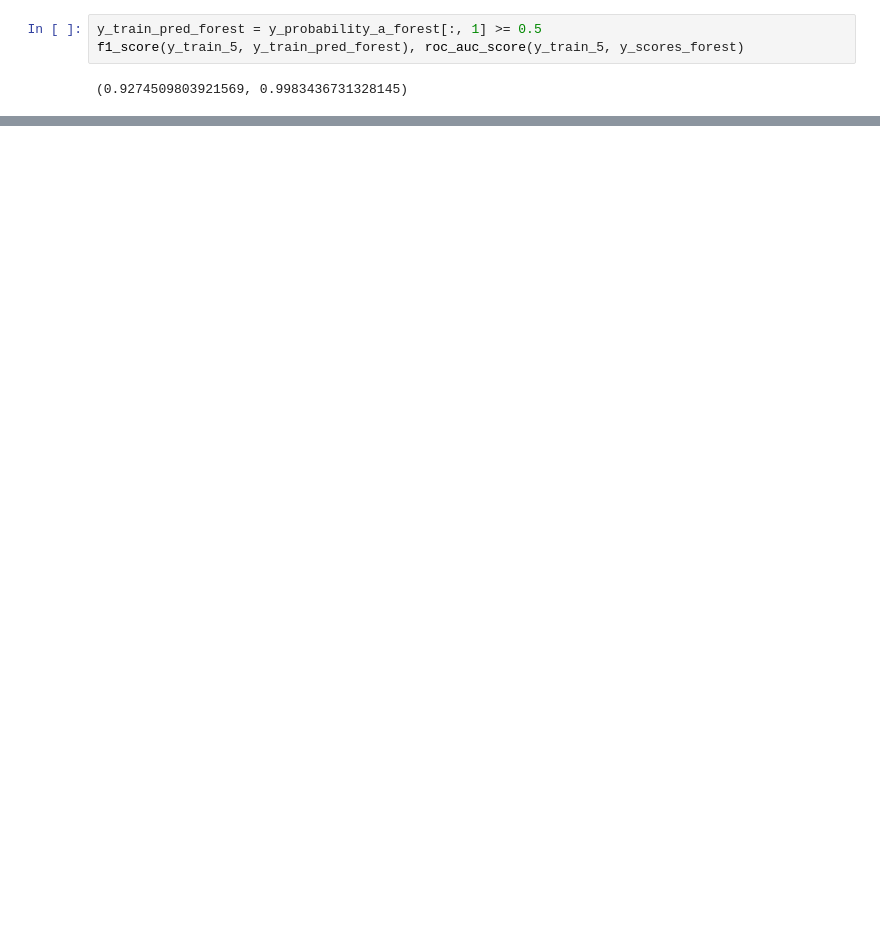
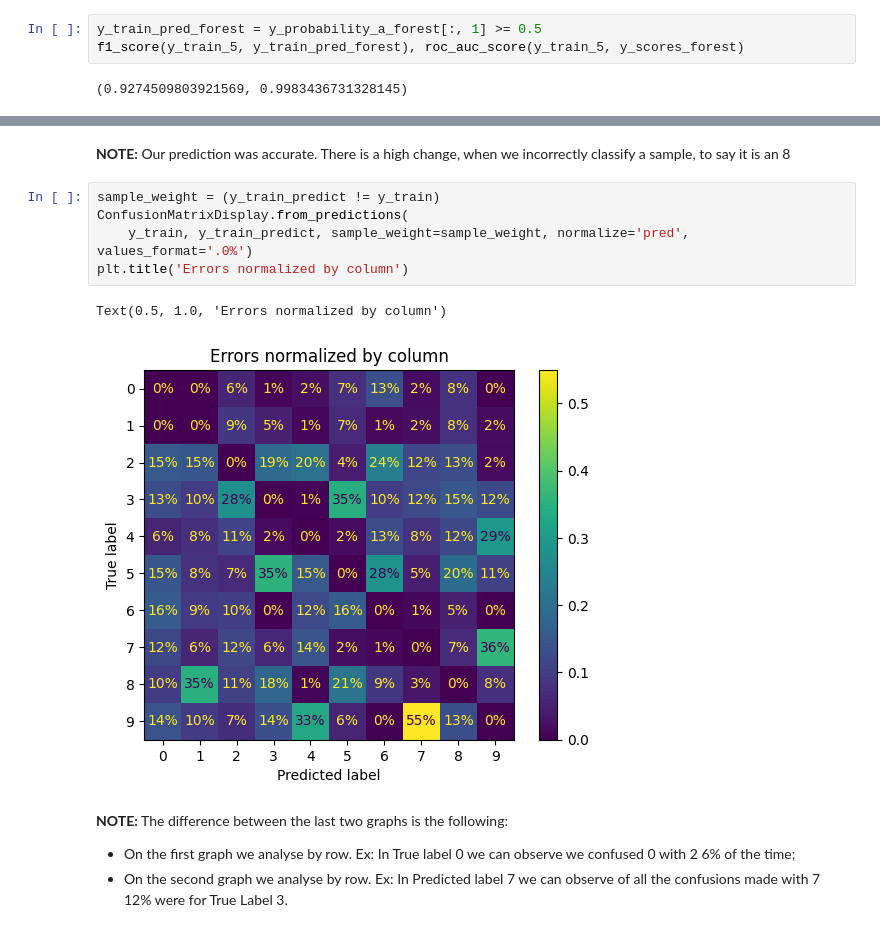
Before and after one commit to william-barros-costa/hands_on_machine_learning, a Jupyter notebook: 1_fundamentals_of_machine_learning/chapter3.ipynb, the cells around one changed output, grey strips where cells are left out. Drawn from its saved outputs; the diff is of its cells as text; blank space fills up the shorter version.

```diff
--- a/1_fundamentals_of_machine_learning/chapter3.ipynb
+++ b/1_fundamentals_of_machine_learning/chapter3.ipynb
@@ -215,0 +309,14 @@ f1_score(y_train_5, y_train_pred_forest), roc_auc_score(y_train_5, y_scores_fore
+# %% [markdown]
+**NOTE:** Our prediction was accurate. There is a high change, when we incorrectly classify a sample, to say it is an 8
+# %%
+sample_weight = (y_train_predict != y_train)
+ConfusionMatrixDisplay.from_predictions(
+    y_train, y_train_predict, sample_weight=sample_weight, normalize='pred', values_format='.0%')
+plt.title('Errors normalized by column')
+# %% [output]
+Text(0.5, 1.0, 'Errors normalized by column')
+[figure, added]
+# %% [markdown]
+**NOTE:** The difference between the last two graphs is the following:
+- On the first graph we analyse by row. Ex: In True label 0 we can observe we confused 0 with 2 6% of the time;
+- On the second graph we analyse by row. Ex: In Predicted label 7 we can observe of all the confusions made with 7 12% were for True Label 3.
```
Also changed, not shown: parts of 48 cells of this notebook.
